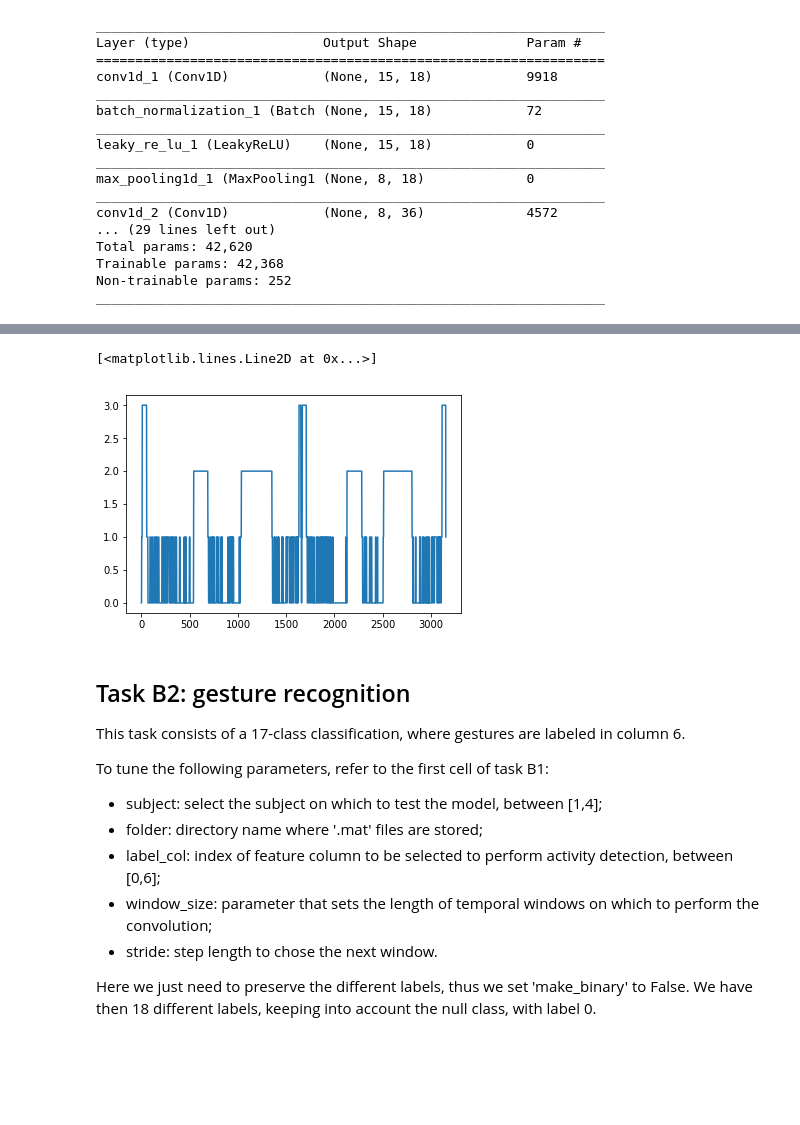
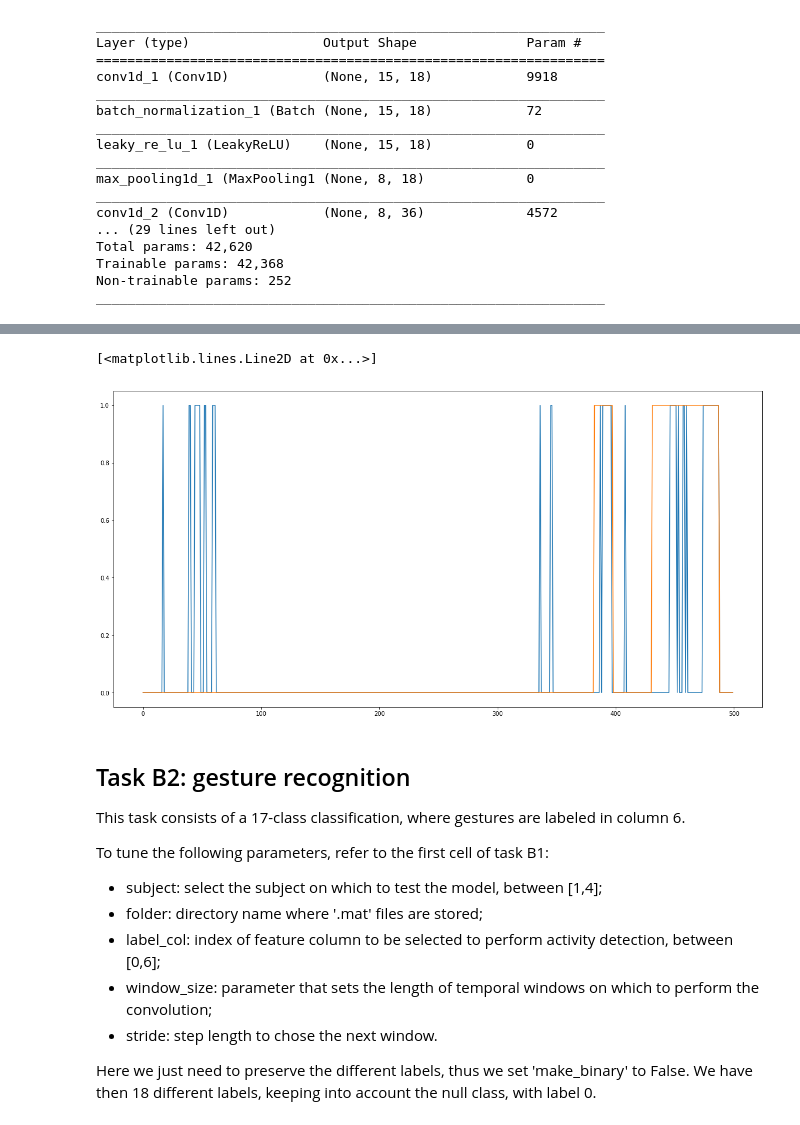
Before and after one commit to MatteoDrago/hda-project, a Jupyter notebook: code/TASK_B.ipynb, the cells around one changed output, grey strips where cells are left out. Drawn from its saved outputs; the diff is of its cells as text; code cells hidden in the pictures; blank space fills up the shorter version.

```diff
--- a/code/TASK_B.ipynb
+++ b/code/TASK_B.ipynb
@@ -193,8 +194,10 @@ plt.plot(Y_pred_hard)
-# %%
-plt.plot(Y_test_hard)
-# %% [output]
-[<matplotlib.lines.Line2D at 0x...>]
-[figure, removed]
+# %%
+plt.figure(figsize=(20,10))
+plt.plot(Y_pred_hard[0:500])
+plt.plot(Y_test_hard[0:500])
+# %% [output]
+[<matplotlib.lines.Line2D at 0x...>]
+[figure, added]
 # %%
 # revert one hot encoded windowed predicted labels to the unwindowed version
 test_labels = utils.unwindowLabels(Y_test_s, window_size, stride)
```
Also changed, not shown: parts of 15 cells of this notebook, 2 other files.
